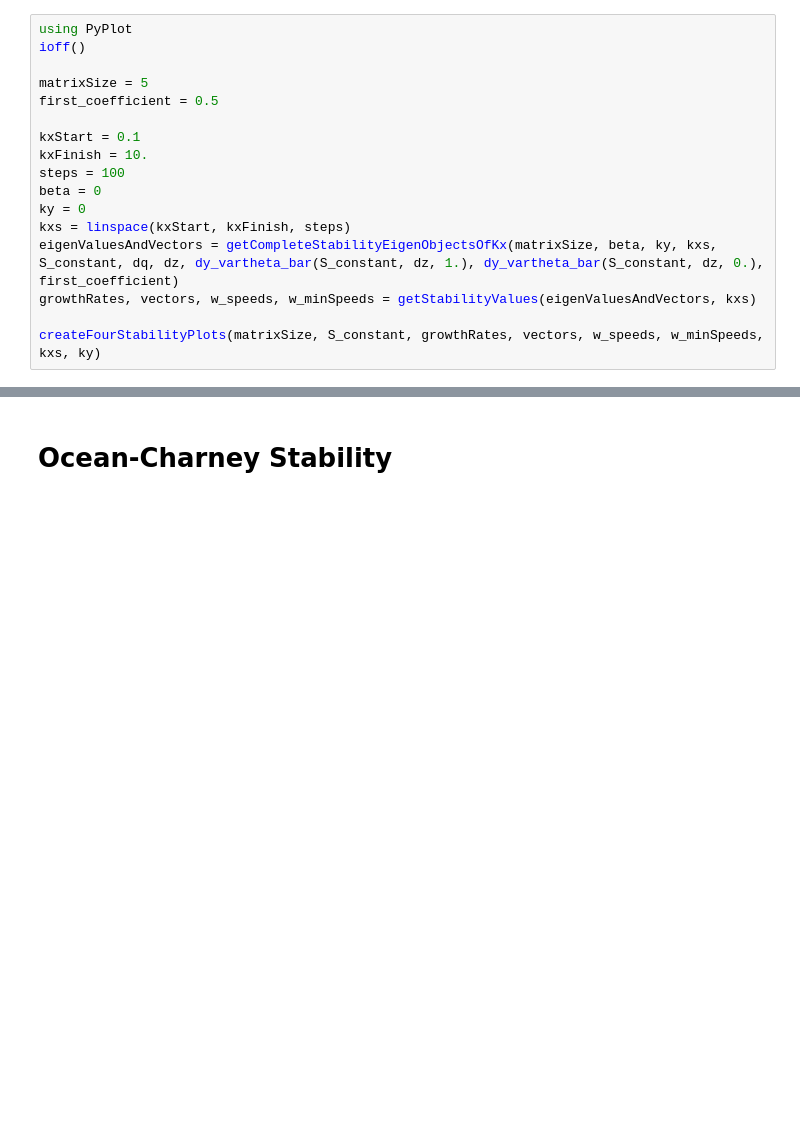
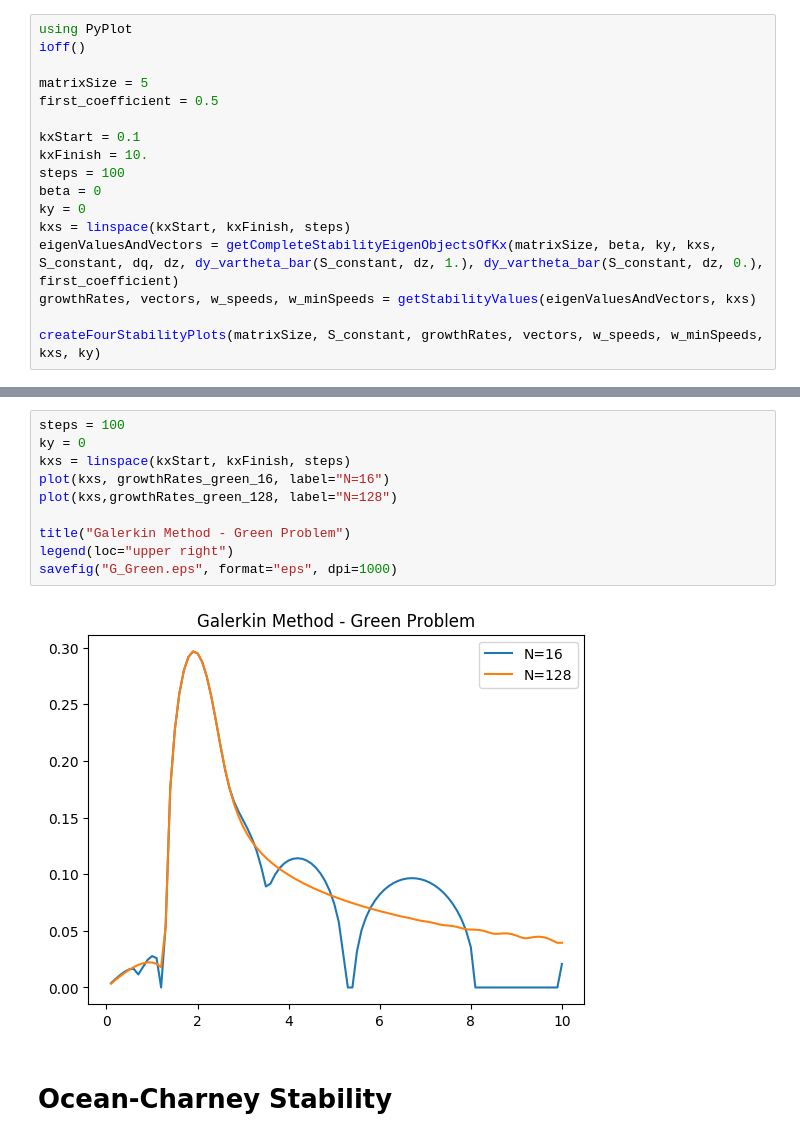
Before and after one commit to mwatwood-cu/QG-Galerkin, a Jupyter notebook: Julia Coefficients.ipynb, the cells around one changed output, grey strips where cells are left out. Drawn from its saved outputs; the diff is of its cells as text; blank space fills up the shorter version.

```diff
--- a/Julia Coefficients.ipynb
+++ b/Julia Coefficients.ipynb
@@ -474,3 +530,15 @@ createFourStabilityPlots(matrixSize, S_constant, growthRates, vectors, w_speeds,
+# %%
+steps = 100
+ky = 0
+kxs = linspace(kxStart, kxFinish, steps)
+plot(kxs, growthRates_green_16, label="N=16")
+plot(kxs,growthRates_green_128, label="N=128")
+
+title("Galerkin Method - Green Problem")
+legend(loc="upper right")
+savefig("G_Green.eps", format="eps", dpi=1000)
+# %% [output]
+[figure, added]
 # %% [markdown]
 # Ocean-Charney Stability
 # %%
```
Also changed, not shown: parts of 43 cells of this notebook.
